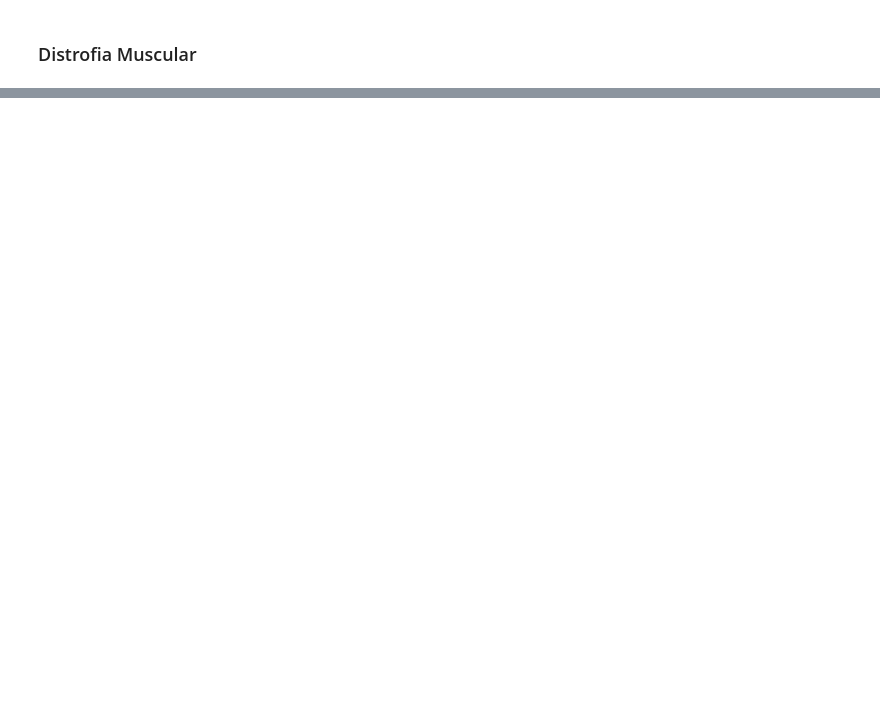
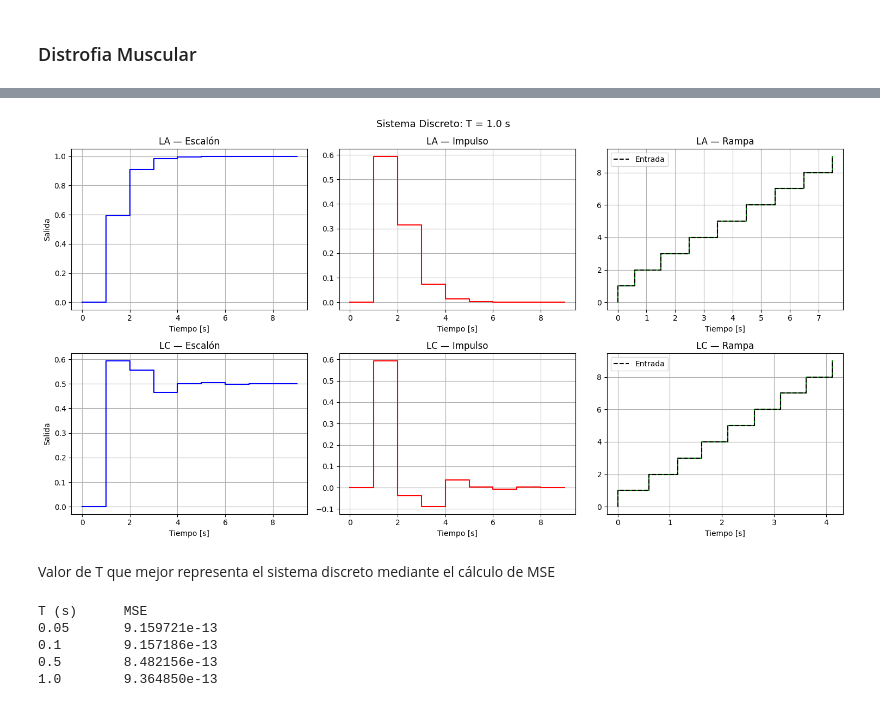
Before and after one commit to juandiego2205/Repository_lab_control, a Jupyter notebook: Code_Practica_1_sistemas_descritos.ipynb, the cells around one changed output, grey strips where cells are left out. Drawn from its saved outputs; the diff is of its cells as text; code cells hidden in the pictures; blank space fills up the shorter version.

```diff
--- a/Code_Practica_1_sistemas_descritos.ipynb
+++ b/Code_Practica_1_sistemas_descritos.ipynb
@@ -379,0 +624,50 @@ plt.show()
+# %%
+Ts = 1.0
+Gz    = Gz_dict[Ts]
+Gz_cl = feedback(Gz, 1)
+t_d   = np.arange(0, 10, Ts)
+u_r   = t_d
+
+y_s_la, t_s_la = step(Gz,    T=t_d)
+y_s_lc, t_s_lc = step(Gz_cl, T=t_d)
+y_i_la, t_i_la = impulse(Gz,    T=t_d)
+y_i_lc, t_i_lc = impulse(Gz_cl, T=t_d)
+t_r_la, y_r_la, _ = lsim(Gz,    U=u_r, T=t_d)
+t_r_lc, y_r_lc, _ = lsim(Gz_cl, U=u_r, T=t_d)
+
+fig, axes = plt.subplots(2, 3, figsize=(15, 8))
+fig.suptitle(f"Sistema Discreto: T = {Ts} s", fontsize=13)
+
+axes[0,0].step(t_s_la, y_s_la, 'b', where='post'); axes[0,0].set_title("LA — Escalón"); axes[0,0].grid(True); axes[0,0].set_xlabel("Tiempo [s]"); axes[0,0].set_ylabel("Salida")
+axes[0,1].step(t_i_la, y_i_la, 'r', where='post'); axes[0,1].set_title("LA — Impulso"); axes[0,1].grid(True); axes[0,1].set_xlabel("Tiempo [s]")
+axes[0,2].step(t_r_la, y_r_la, 'g', where='post'); axes[0,2].step(t_r_la, u_r, 'k--', where='post', label='Entrada'); axes[0,2].set_title("LA — Rampa"); axes[0,2].grid(True); axes[0,2].set_xlabel("Tiempo [s]"); axes[0,2].legend()
+axes[1,0].step(t_s_lc, y_s_lc, 'b', where='post'); axes[1,0].set_title("LC — Escalón"); axes[1,0].grid(True); axes[1,0].set_xlabel("Tiempo [s]"); axes[1,0].set_ylabel("Salida")
+axes[1,1].step(t_i_lc, y_i_lc, 'r', where='post'); axes[1,1].set_title("LC — Impulso"); axes[1,1].grid(True); axes[1,1].set_xlabel("Tiempo [s]")
+axes[1,2].step(t_r_lc, y_r_lc, 'g', where='post'); axes[1,2].step(t_r_lc, u_r, 'k--', where='post', label='Entrada'); axes[1,2].set_title("LC — Rampa"); axes[1,2].grid(True); axes[1,2].set_xlabel("Tiempo [s]"); axes[1,2].legend()
+
+plt.tight_layout()
+plt.show()
+# %% [output]
+[figure, added]
+# %% [markdown]
+Valor de T que mejor representa el sistema discreto mediante el cálculo de MSE
+# %%
+# Referencia continua
+t = np.linspace(0, 10, 1000)
+y_cont_la, t_cont_la = step(G_5, T=t)
+
+# MSE por tiempo de muestreo
+print(f"{'T (s)':<10} {'MSE':<20}")
+
+for Ts in tiempos_muestreo:
+    t_d = np.arange(0, 10, Ts)
+    y_d, t_d_s = step(Gz_dict[Ts], T=t_d)
+    y_ref = np.interp(t_d_s, t_cont_la, y_cont_la)
+    mse = np.mean((y_d - y_ref)**2)
+    print(f"{Ts:<10} {mse:<20.6e}")
+# %% [output]
+T (s)      MSE
+0.05       9.159721e-13
+0.1        9.157186e-13
+0.5        8.482156e-13
+1.0        9.364850e-13
```
Also changed, not shown: parts of 22 cells of this notebook.
